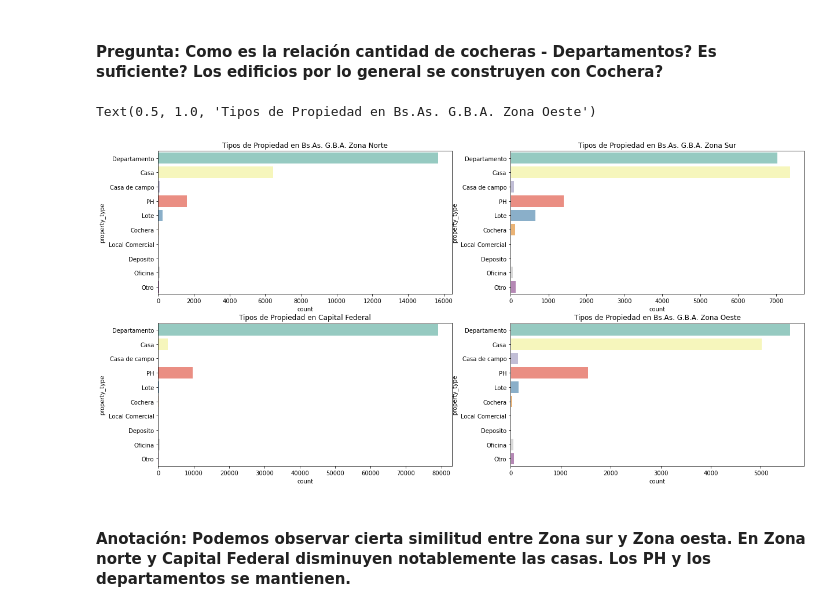
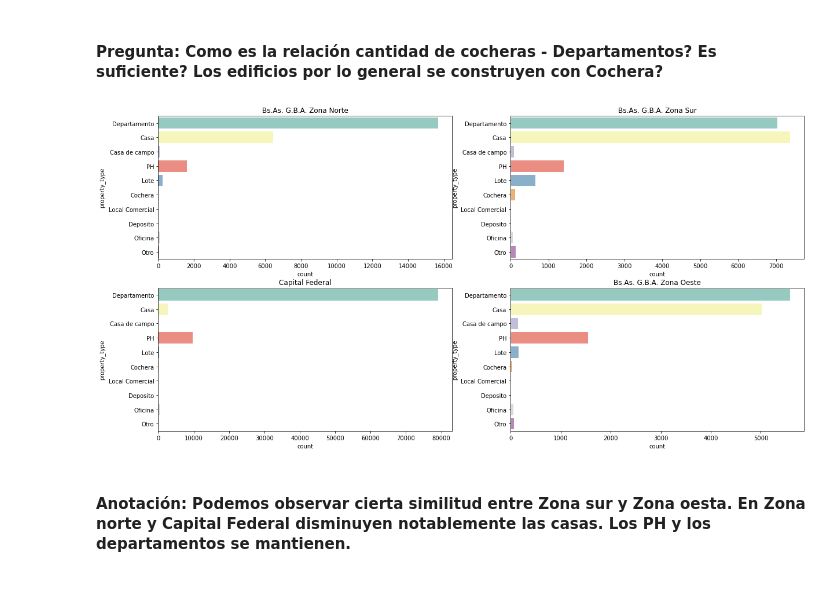
Before and after one commit to franpossetto/Acamica-DataScience-Sprint01, a Jupyter notebook: DS_Proyecto_01.ipynb, the cells around one changed output. Saved outputs shown, nothing was run; the diff lists cells and outputs as text; code cells hidden in the pictures.

```diff
--- a/DS_Proyecto_01.ipynb
+++ b/DS_Proyecto_01.ipynb
@@ -60,11 +60,22 @@ Vas a encontrar instrucciones para responder estas preguntas. Es importante acla
 # %% [markdown]
 0. Importa las librerías necesarias para trabajar en la consigna.
 # %%
-# 1. Importar liberias
+# 1.1 Importar liberias
 import numpy as np
 import pandas as pd
 import seaborn as sns
 import matplotlib.pyplot as plt
+
+# 1.2 Clase Helper
+class Helper:
+    @staticmethod
+    def open_csv(path):
+        return pd.read_csv(path)
+
+    @staticmethod
+    def graph_by_property_value(property_name, property_value, order_array, ax1,ax2):
+        a = sns.countplot(data = dataset[dataset.l2 == property_value],y=property_name, palette="Set3",ax=ax[ax1,ax2], order=order_array)
+        a.set_title(property_value)
 # %% [markdown]
 1. Carga el dataset usando las funcionalidades de Pandas. Imprimir cuántas filas y columnas tiene, y sus cinco primeras instancias.
 # %%
@@ -166,23 +178,16 @@ a.set_xscale("log")
 # %% [markdown]
 #### Pregunta: Como es la relación cantidad de cocheras - Departamentos? Es suficiente? Los edificios por lo general se construyen con Cochera?
 # %%
-# 4.1 Tipos de propiedades en cada ubicacion
+# 4.3 Tipos de propiedades en cada ubicacion
 fig, ax = plt.subplots(2,2, figsize=(20, 10))
 order = ['Departamento', 'Casa', 'Casa de campo', 'PH', 'Lote','Cochera','Local Comercial','Deposito','Oficina','Otro']
-a = sns.countplot(data = dataset[dataset.l2 == "Bs.As. G.B.A. Zona Norte"],y="property_type", palette="Set3",ax=ax[0,0], order=order)
-a.set_title('Tipos de Propiedad en Bs.As. G.B.A. Zona Norte')
 
-b = sns.countplot(data = dataset[dataset.l2 == "Bs.As. G.B.A. Zona Sur"],y="property_type", palette="Set3",ax=ax[0,1], order=order)
-b.set_title('Tipos de Propiedad en Bs.As. G.B.A. Zona Sur')
-
-c = sns.countplot(data = dataset[dataset.l2 == "Capital Federal"],y="property_type", palette="Set3",ax=ax[1,0], order=order)
-c.set_title('Tipos de Propiedad en Capital Federal')
-
-d = sns.countplot(data = dataset[dataset.l2 == "Bs.As. G.B.A. Zona Oeste"],y="property_type", palette="Set3",ax=ax[1,1], order=order)
-d.set_title('Tipos de Propiedad en Bs.As. G.B.A. Zona Oeste')
+Helper.graph_by_property_value("property_type", "Bs.As. G.B.A. Zona Norte", order, 0,0)
+Helper.graph_by_property_value("property_type", "Bs.As. G.B.A. Zona Sur", order, 0,1)
+Helper.graph_by_property_value("property_type", "Capital Federal", order, 1,0)
+Helper.graph_by_property_value("property_type", "Bs.As. G.B.A. Zona Oeste", order, 1,1)
 # %% [output]
-Text(0.5, 1.0, 'Tipos de Propiedad en Bs.As. G.B.A. Zona Oeste')
-[figure, old version]
+[figure, new version]
 # %% [markdown]
 #### Anotación: Podemos observar cierta similitud entre Zona sur y Zona oesta. En Zona norte y Capital Federal disminuyen notablemente las casas. Los PH y los departamentos se mantienen.
 # %% [markdown]
```
Also changed, not shown: parts of 11 cells of this notebook, 1 other file.
